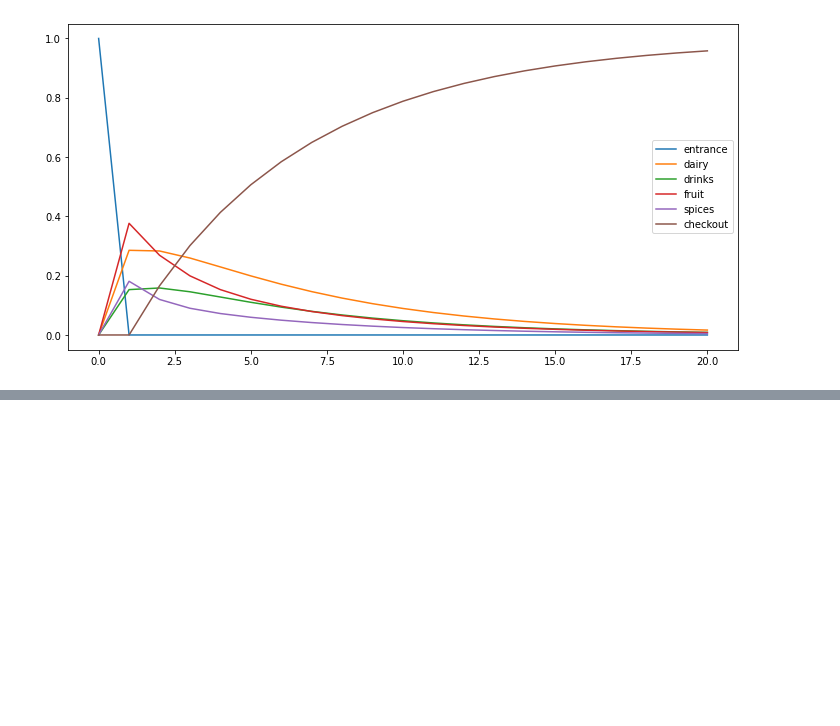
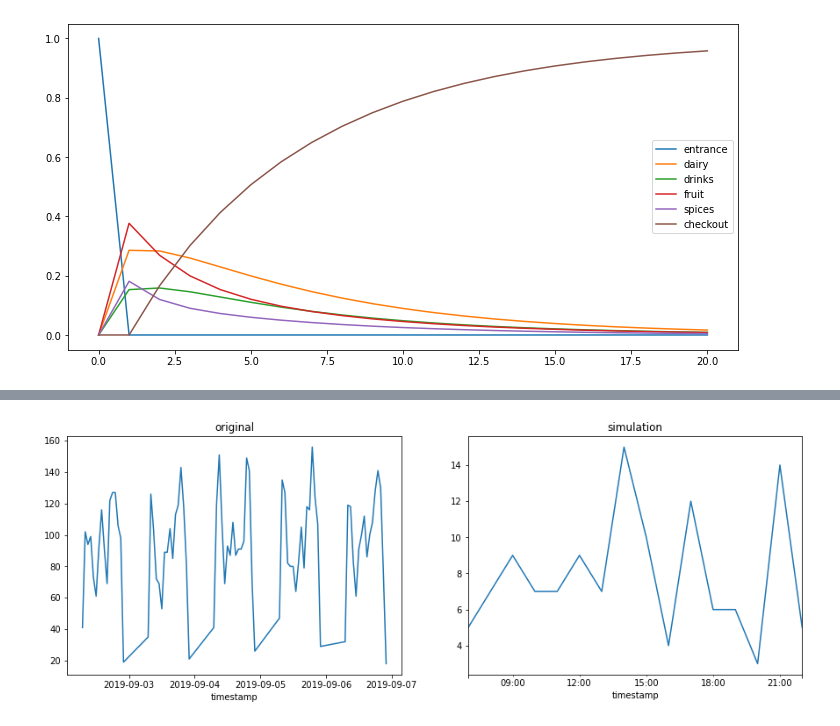
Before and after one commit to BGSoares/Bootcamp-Data-Science, a Jupyter notebook: 08-Supermarket-Markov-Chain/data_exploration.ipynb, the cells around one changed output, grey strips where cells are left out. Saved outputs shown, nothing was run; the diff lists cells and outputs as text; code cells hidden in the pictures; blank space fills up the shorter version.

```diff
--- a/08-Supermarket-Markov-Chain/data_exploration.ipynb
+++ b/08-Supermarket-Markov-Chain/data_exploration.ipynb
@@ -259,0 +252,14 @@ df['timestamp'][0]
+# %%
+plt.rcParams['figure.figsize'] = (15, 5)
+
+fig, axes = plt.subplots(nrows=1,ncols=2)
+
+df[df['location']=='checkout']['customer_no'].groupby(df['timestamp'].round('H')).count().plot(ax = axes[0], subplots=True)
+df_sim[df_sim['location']=='checkout']['customer_no'].groupby(df_sim['timestamp'].round('H')).count().plot(ax = axes[1], subplots=True)
+
+axes[0].set_title('original')
+axes[1].set_title('simulation')
+
+plt.show()
+# %% [output]
+[figure, added]
```
Also changed, not shown: parts of 22 cells of this notebook, 17 other files.
